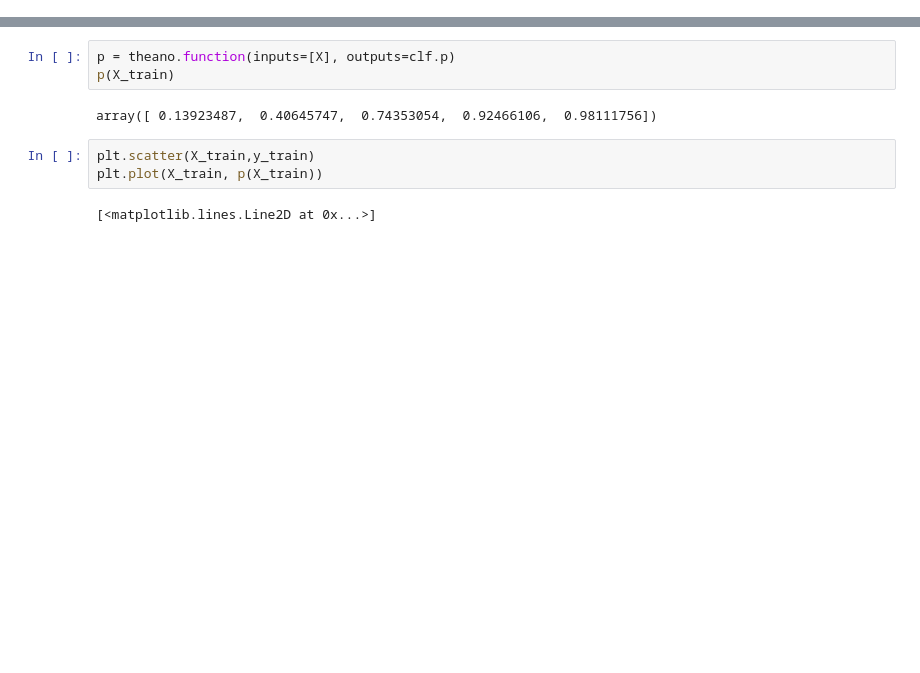
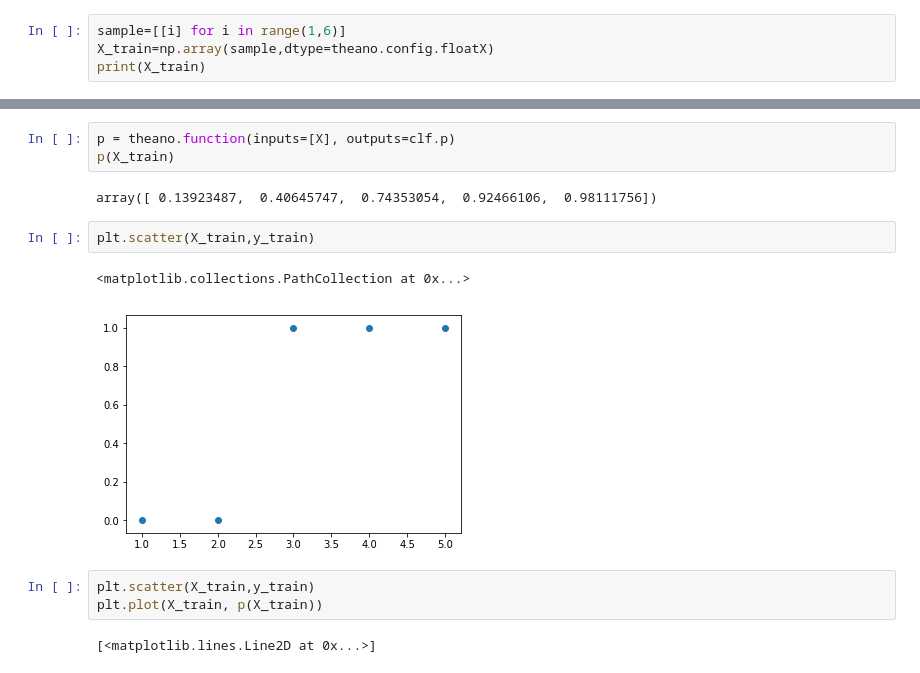
Before and after one commit to hidehiro98/pyML, a Jupyter notebook: chapter7.ipynb, the cells around one changed output, grey strips where cells are left out. Cells and saved outputs as stored; diff of their text form; blank space fills up the shorter version.

```diff
--- a/chapter7.ipynb
+++ b/chapter7.ipynb
@@ -384,3 +395,7 @@ y_train=np.array([0,0,1,1,1],dtype=theano.config.floatX)
 
 for i in range(epochs):
     costs.append(train(X_train,y_train)[0])
+# %%
+sample=[[i] for i in range(1,6)]
+X_train=np.array(sample,dtype=theano.config.floatX)
+print(X_train)
@@ -401,6 +422,11 @@ p = theano.function(inputs=[X], outputs=clf.p)
 p(X_train)
 # %% [output]
 array([ 0.13923487,  0.40645747,  0.74353054,  0.92466106,  0.98111756])
+# %%
+plt.scatter(X_train,y_train)
+# %% [output]
+<matplotlib.collections.PathCollection at 0x...>
+[figure, added]
 # %%
 plt.scatter(X_train,y_train)
 plt.plot(X_train, p(X_train))
```
Also changed, not shown: parts of 10 cells of this notebook, 5 other files.
